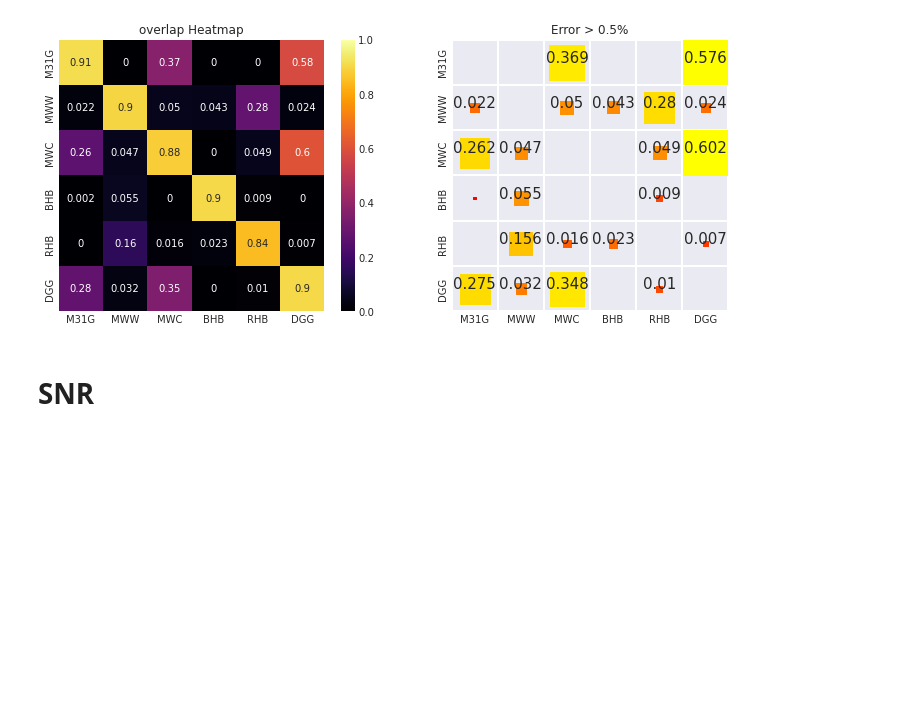
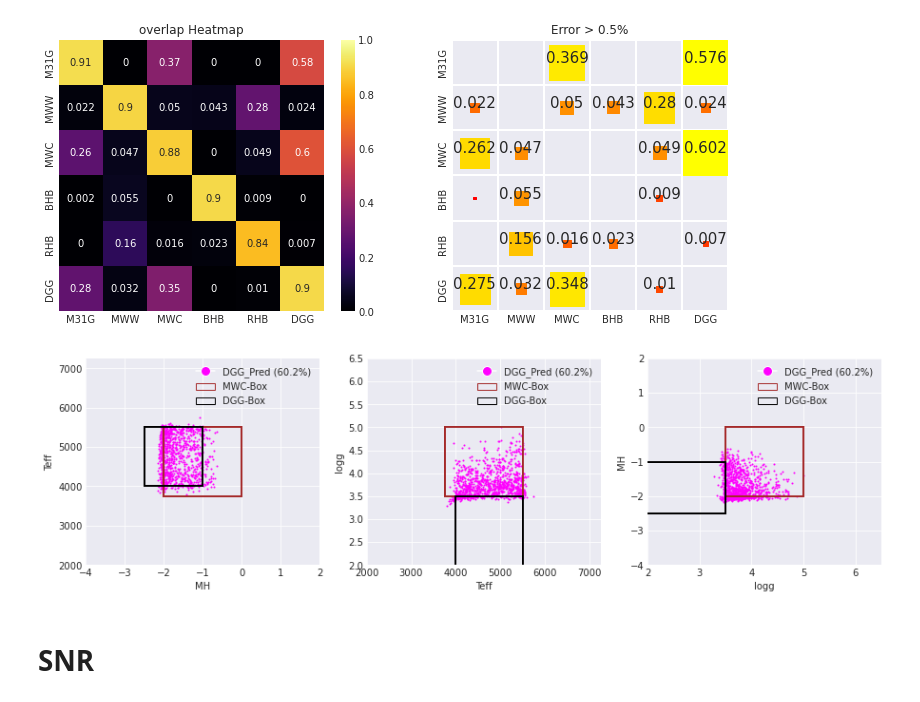
Before and after one commit to ViskaWei/LV, a Jupyter notebook: nb/dnn.ipynb, the cells around one changed output. Cells and saved outputs as stored; diff of their text form; code cells hidden in the pictures; blank space fills up the shorter version.

```diff
--- a/nb/dnn.ipynb
+++ b/nb/dnn.ipynb
@@ -49,5 +49,11 @@ d.plot_pred_box_R0("B")
 d.get_overlap_mat(plot=1)
 # %% [output]
 [figure]
+# %%
+R0, R1="C", "G"
+fn = d.plot_pred_fn_R0_R1(R0, R1)
+d.plot_box_R0_R1(R0,R1, [fn], n_box=1)
+# %% [output]
+[figure, added]
 # %% [markdown]
 # SNR
```
Also changed, not shown: parts of 6 cells of this notebook, 8 other files.
